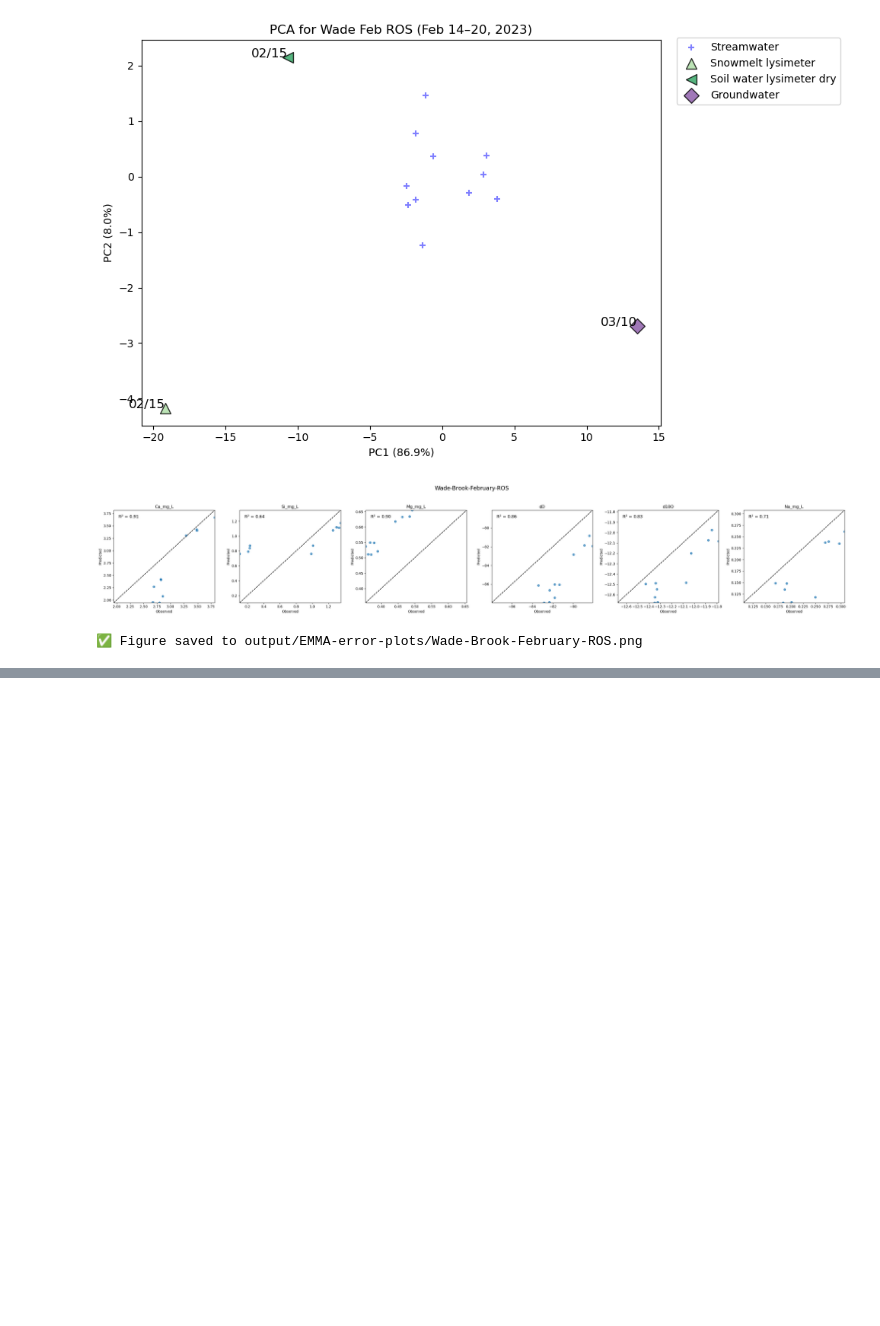
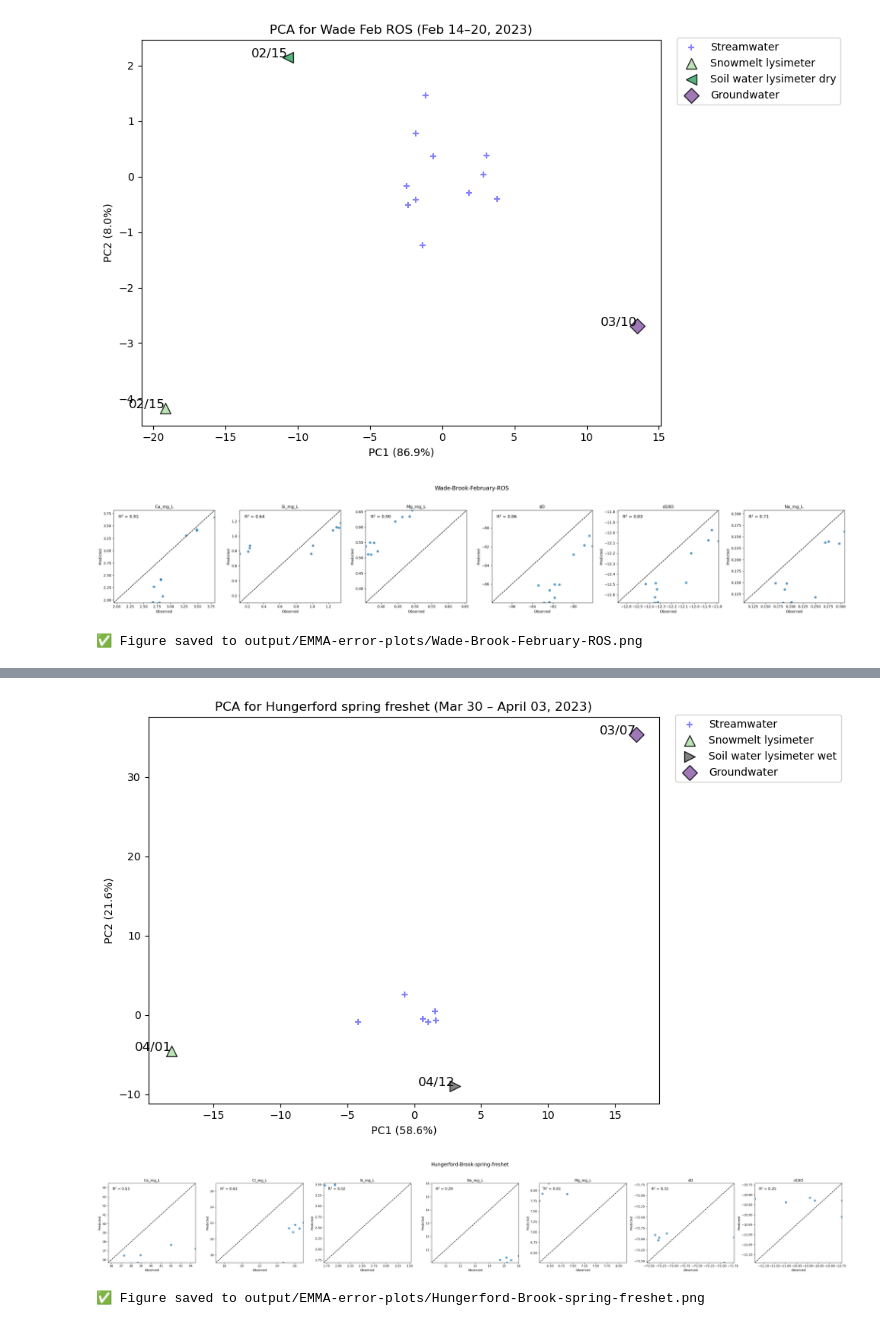
Before and after one commit to MeganEDuffy/EMMA, a Jupyter notebook: EMMA-main/Wade_Hungerford_2023_event-PCAwEMMAs_SLSQP.ipynb, the cells around one changed output, grey strips where cells are left out. Cells and saved outputs as stored; diff of their text form; code cells hidden in the pictures; blank space fills up the shorter version.

```diff
--- a/EMMA-main/Wade_Hungerford_2023_event-PCAwEMMAs_SLSQP.ipynb
+++ b/EMMA-main/Wade_Hungerford_2023_event-PCAwEMMAs_SLSQP.ipynb
@@ -452,0 +566,56 @@ plot_observed_vs_predicted("Wade-Brook-February-ROS", wade_febros_predicted, df,
+# %%
+# Load the full RI23 dataset
+df = pd.read_csv("data/newrnet-chemistry/RI23/RI23-IC-ICP-isotope-toc-joined.csv")
+
+###########################
+# Hungerford RI23 FRESHET #
+###########################
+
+# Step 1: PCA: Hungerford spring freshet
+# Candidate endmembers:
+    # RI23-5008 Groundwater (Mark's well) 03/16/23
+    # RI23-1085 Baseflow 03/31/23
+    # RI23-5013 Soil water lysimeter wet 04/12/23
+    # RI23-5014 Soil water lysimeter dry 04/12/23
+    # RI23-5016 Precip 04/13/23
+    # RI23-5017 Snowmelt lysimeter 04/12/23
+    # RI23-1061 Snowmelt lysimeter 03/28/23
+
+hungerford_freshet_tracers, hungerford_freshet_pca = plot_event_pca(
+    data=df,
+    site="Hungerford",
+    start_date="2023-03-30",
+    end_date="2023-04-04",
+    endmember_ids=["RI23-ave4", "RI23-5013", "RI23-ave5"],
+    title="PCA for Hungerford spring freshet (Mar 30 – April 03, 2023)"
+)
+
+# Step 2: EMMA: Hungerford spring freshet
+# Final selected endmembers:
+    # Ave4 of 1001 baseflow and 5008 Marks well (groundwater)
+    # Ave5 of Snowmelt lysimeters 5017 (4/12) and 1061 (3/28)
+    # RI23-5013 Soil water lysimeter wet 04/12/23
+
+hungerford_freshet_fractions_df, hungerford_freshet_scaler, hungerford_freshet_pca, hungerford_freshet_endmembers_df = run_emma_event(
+    data=df,
+    site="Hungerford",
+    start_date="2023-03-30",
+    end_date="2023-04-04",
+    endmember_ids=["RI23-ave4", "RI23-5013", "RI23-ave5"]
+)
+
+hungerford_tracers = ['Ca_mg_L', 'Cl_mg_L', 'Si_mg_L', 'Na_mg_L', 'Mg_mg_L', 'dD', 'd18O']
+
+# Call the prediction function
+hungerford_freshet_predicted = predict_tracers_from_fractions(
+    fractions_df=hungerford_freshet_fractions_df,
+    endmembers_df=hungerford_freshet_endmembers_df,
+    tracer_cols=hungerford_tracers
+)
+
+# Plot observed vs predicted tracer values
+plot_observed_vs_predicted("Hungerford-Brook-spring-freshet", hungerford_freshet_predicted, df, hungerford_tracers)
+# %% [output]
+[figure, added]
+[figure, added]
+✅ Figure saved to output/EMMA-error-plots/Hungerford-Brook-spring-freshet.png
```
Also changed, not shown: parts of 5 cells of this notebook, 8 other files.
